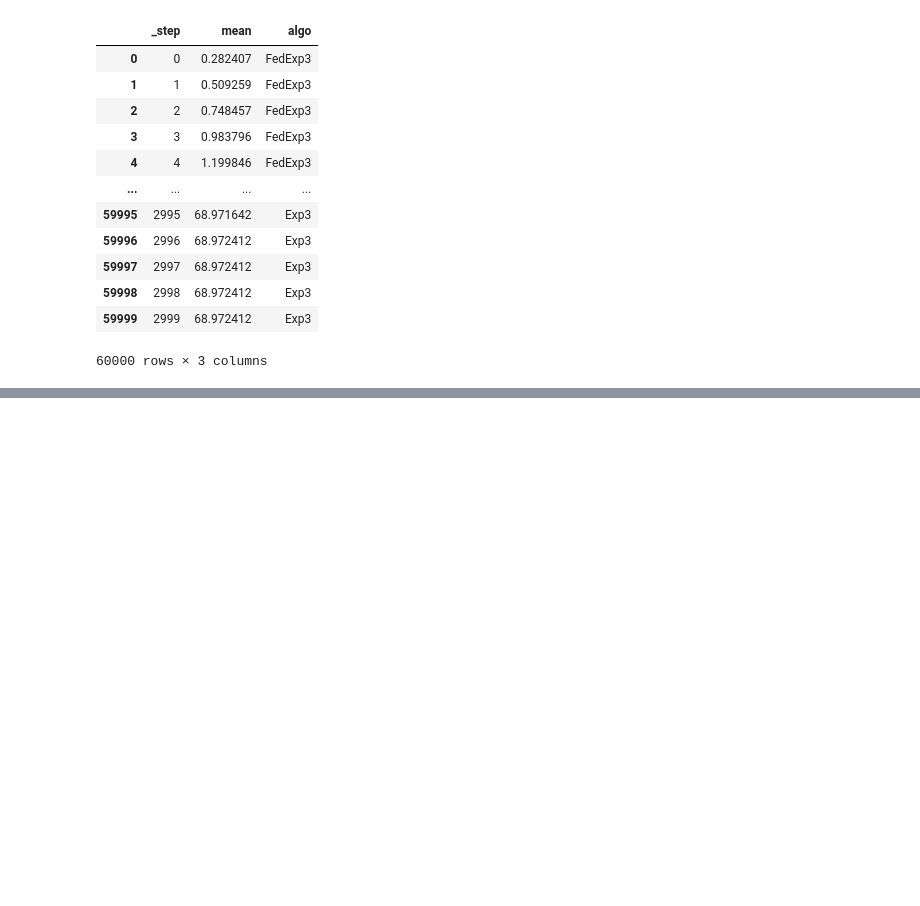
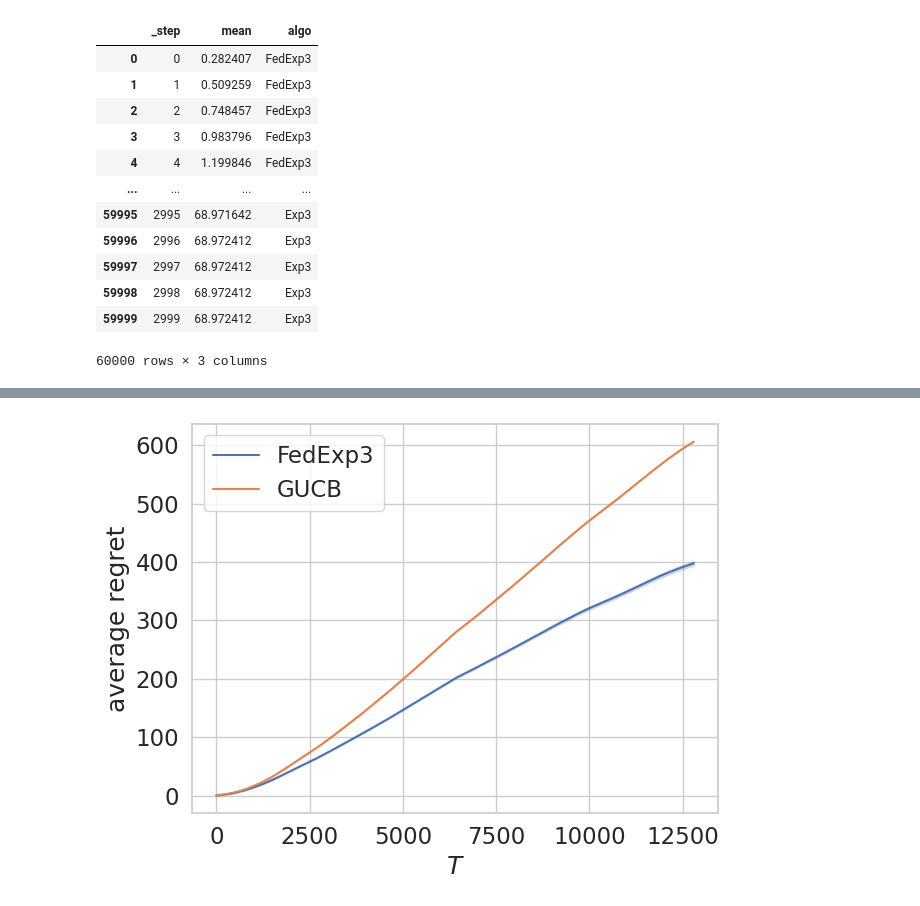
Before and after one commit to jialinyi94/doubly-stochastic-federataed-bandit, a Jupyter notebook: plots/plot.ipynb, the cells around one changed output, grey strips where cells are left out. Saved outputs shown, nothing was run; the diff lists cells and outputs as text; code cells hidden in the pictures; blank space fills up the shorter version.

```diff
--- a/plots/plot.ipynb
+++ b/plots/plot.ipynb
@@ -53,0 +129,12 @@ fig.savefig("regret.png", dpi=300)
+# %%
+grid = movielens[movielens['network'] == 'GRID']
+sns.set(style="whitegrid", font_scale=1.5)
+ax = sns.lineplot(data=grid, x='_step', y='mean', hue='algo', errorbar='sd')
+handles, labels = ax.get_legend_handles_labels()
+ax.legend(handles=handles[0:], labels=labels[0:])
+ax.set(xlabel=r'$T$', ylabel='average regret')
+plt.tight_layout(pad=.5)
+fig = ax.get_figure()
+fig.savefig("grid.png", dpi=300)
+# %% [output]
+[figure, added]
```
Also changed, not shown: parts of 13 cells of this notebook, 3 other files.
